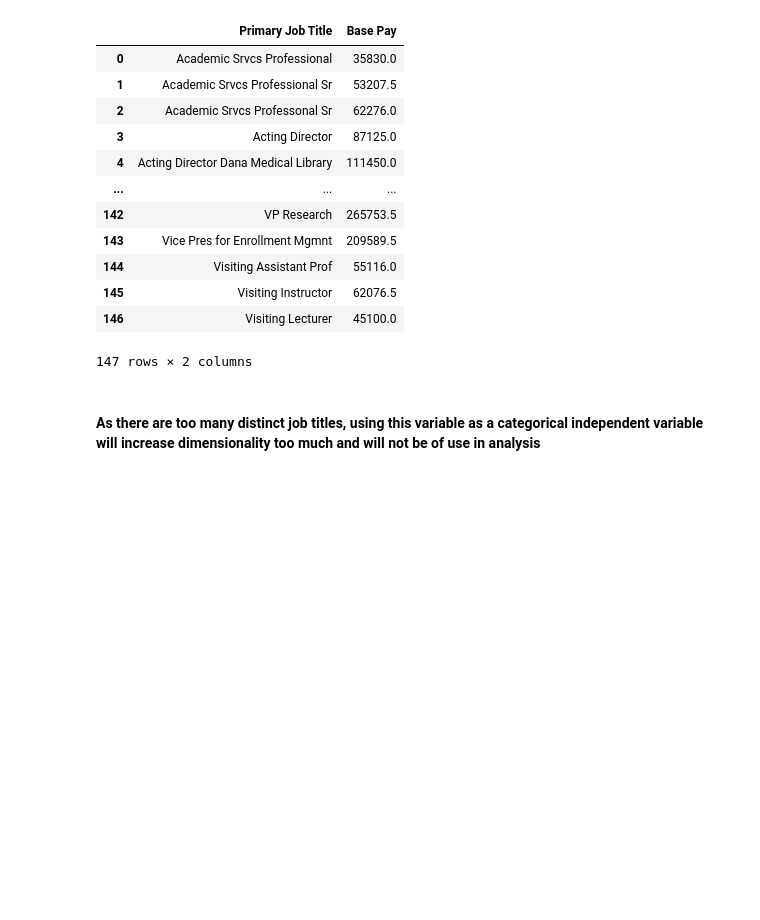
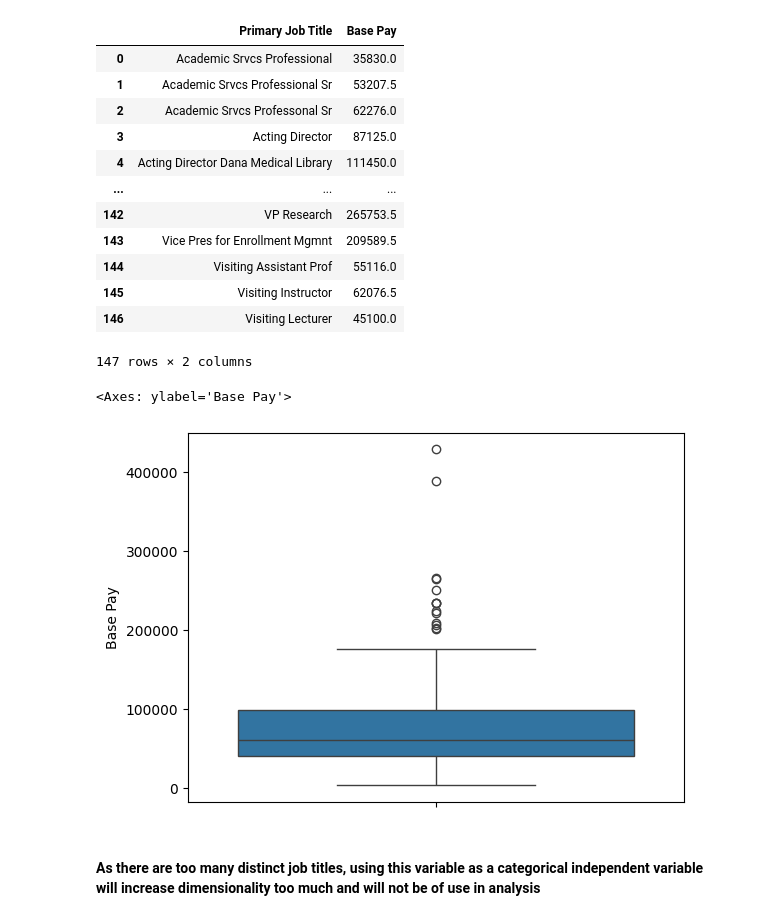
Before and after one commit to rommxl/Lab-experiments, a Jupyter notebook: ML/exp 1/exp 1.ipynb, the cells around one changed output. Saved outputs shown, nothing was run; the diff lists cells and outputs as text; code cells hidden in the pictures; blank space fills up the shorter version.

```diff
--- a/ML/exp 1/exp 1.ipynb
+++ b/ML/exp 1/exp 1.ipynb
@@ -87,6 +102,11 @@ jobMedSal
 | 145 | Visiting Instructor | 62076.5 |
 | 146 | Visiting Lecturer | 45100.0 |
 147 rows × 2 columns
+# %%
+sns.boxplot(jobMedSal['Base Pay'])
+# %% [output]
+<Axes: ylabel='Base Pay'>
+[figure, added]
 # %% [markdown]
 #### As there are too many distinct job titles, using this variable as a categorical independent variable will increase dimensionality too much and will not be of use in analysis
 # %%
```
Also changed, not shown: parts of 6 cells of this notebook, 13 other files.
